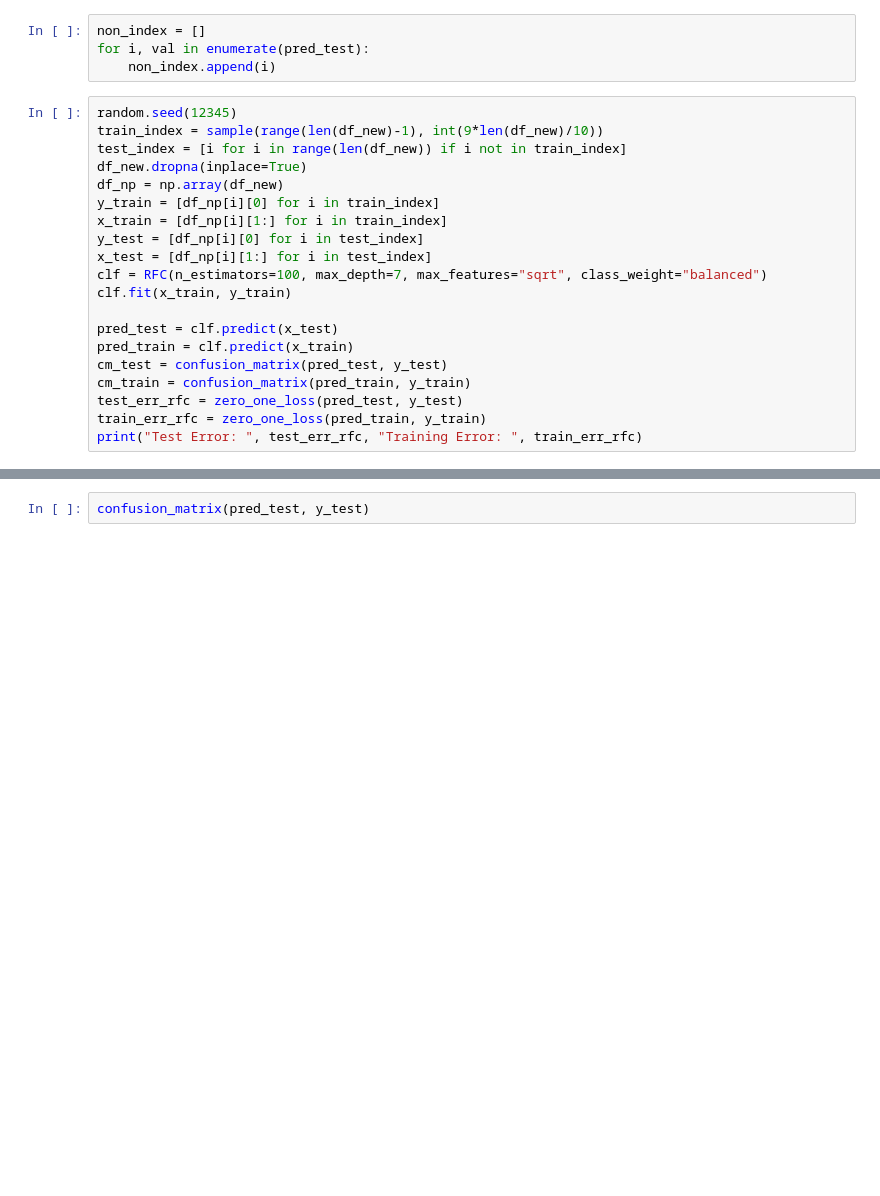
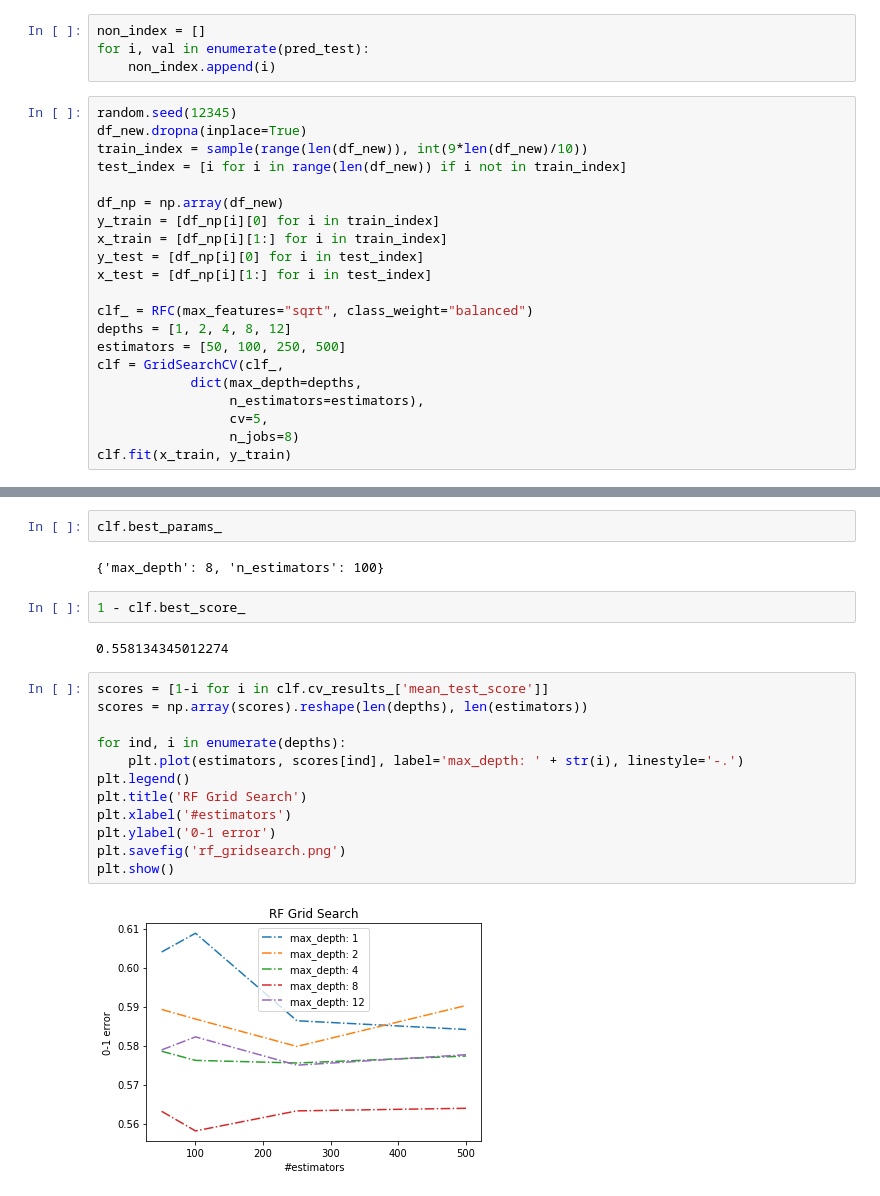
Before and after one commit to ankit-shukla-dev/SkinCancerClassification, a Jupyter notebook: CSV_Model.ipynb, the cells around one changed output, grey strips where cells are left out. Cells and saved outputs as stored; diff of their text form; blank space fills up the shorter version.

```diff
--- a/CSV_Model.ipynb
+++ b/CSV_Model.ipynb
@@ -217,21 +212,22 @@ for i, val in enumerate(pred_test):
     non_index.append(i)
 # %%
 random.seed(12345)
-train_index = sample(range(len(df_new)-1), int(9*len(df_new)/10))
+df_new.dropna(inplace=True)
+train_index = sample(range(len(df_new)), int(9*len(df_new)/10))
 test_index = [i for i in range(len(df_new)) if i not in train_index]
-df_new.dropna(inplace=True)
+
 df_np = np.array(df_new)
 y_train = [df_np[i][0] for i in train_index]
 x_train = [df_np[i][1:] for i in train_index]
 y_test = [df_np[i][0] for i in test_index]
 x_test = [df_np[i][1:] for i in test_index]
-clf = RFC(n_estimators=100, max_depth=7, max_features="sqrt", class_weight="balanced")
+
+clf_ = RFC(max_features="sqrt", class_weight="balanced")
+depths = [1, 2, 4, 8, 12]
+estimators = [50, 100, 250, 500]
+clf = GridSearchCV(clf_,
+            dict(max_depth=depths,
+                 n_estimators=estimators),
+                 cv=5,
+                 n_jobs=8)
 clf.fit(x_train, y_train)
-
-pred_test = clf.predict(x_test)
-pred_train = clf.predict(x_train)
-cm_test = confusion_matrix(pred_test, y_test)
-cm_train = confusion_matrix(pred_train, y_train)
-test_err_rfc = zero_one_loss(pred_test, y_test)
-train_err_rfc = zero_one_loss(pred_train, y_train)
-print("Test Error: ", test_err_rfc, "Training Error: ", train_err_rfc)
@@ -238,2 +247,22 @@ print("Test Error: ", test_err_rfc, "Training Error: ", train_err_rfc)
-# %%
-confusion_matrix(pred_test, y_test)
+# %%
+clf.best_params_
+# %% [output]
+{'max_depth': 8, 'n_estimators': 100}
+# %%
+1 - clf.best_score_
+# %% [output]
+0.558134345012274
+# %%
+scores = [1-i for i in clf.cv_results_['mean_test_score']]
+scores = np.array(scores).reshape(len(depths), len(estimators))
+
+for ind, i in enumerate(depths):
+    plt.plot(estimators, scores[ind], label='max_depth: ' + str(i), linestyle='-.')
+plt.legend()
+plt.title('RF Grid Search')
+plt.xlabel('#estimators')
+plt.ylabel('0-1 error')
+plt.savefig('rf_gridsearch.png')
+plt.show()
+# %% [output]
+[figure, added]
```
Also changed, not shown: parts of 23 cells of this notebook.
